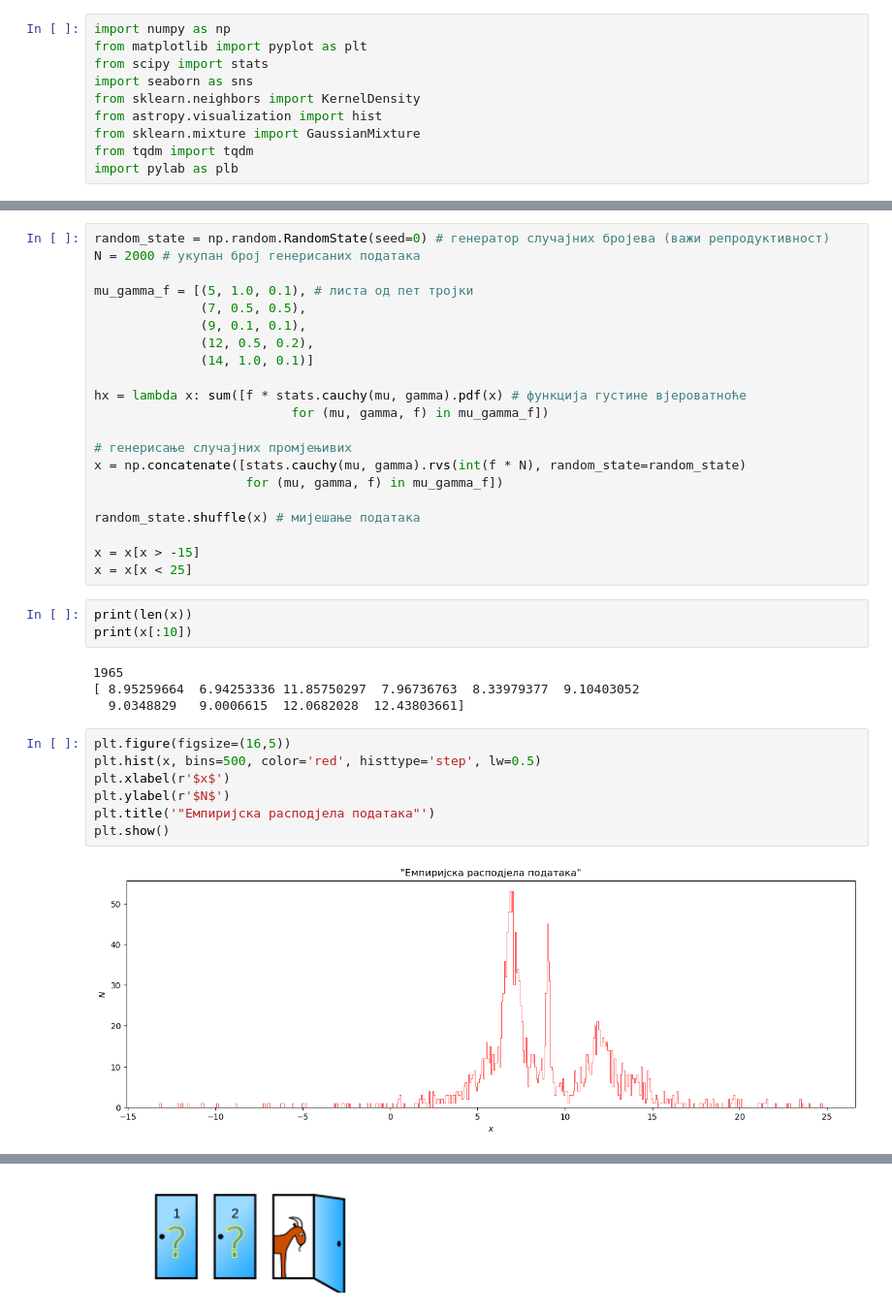
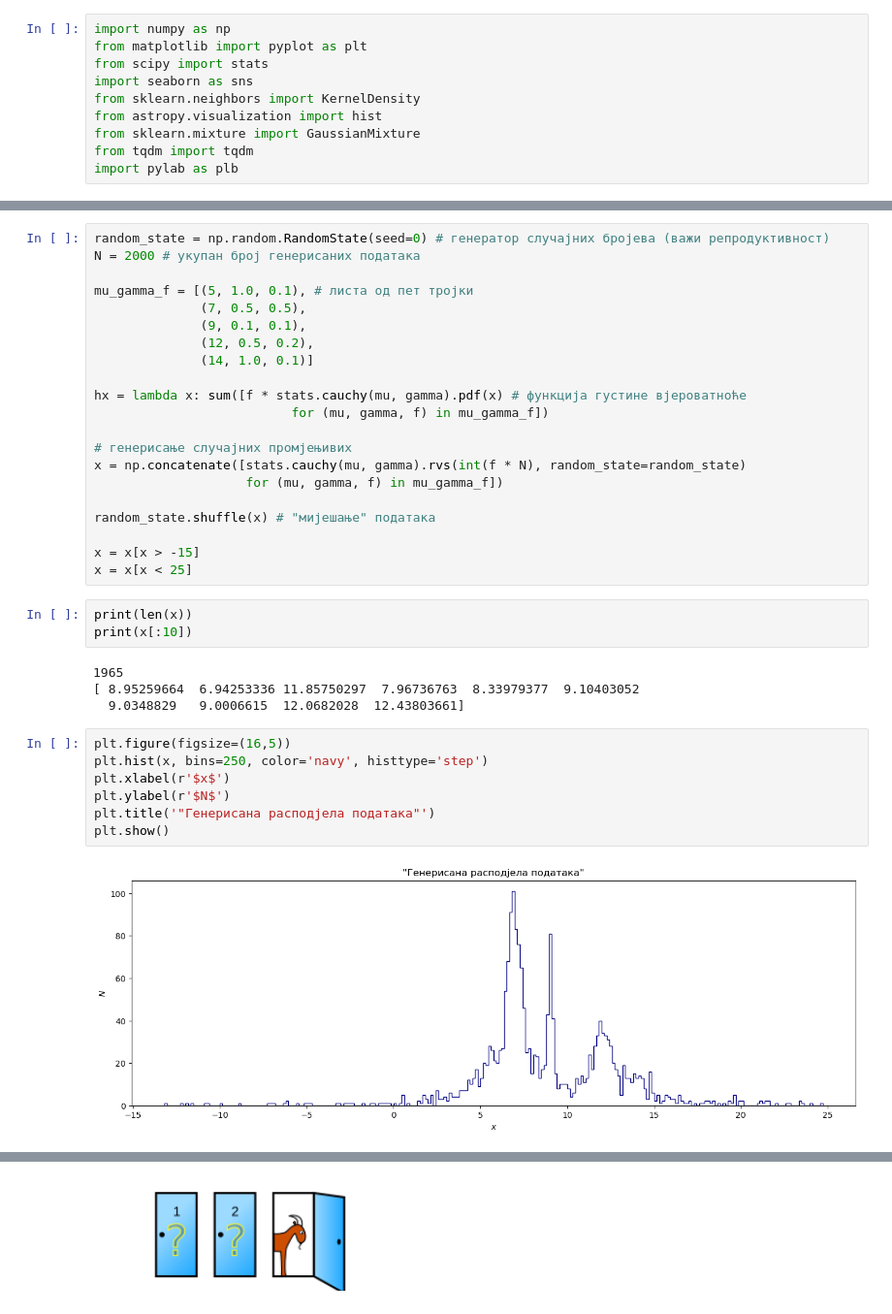
Before and after one commit to zorzeus/Astrostatistika, a Jupyter notebook: as_01.ipynb, the cells around one changed output, grey strips where cells are left out. Shown at 97% size. Drawn from its saved outputs; the diff is of its cells as text.

```diff
--- a/as_01.ipynb
+++ b/as_01.ipynb
@@ -133,7 +138,7 @@ hx = lambda x: sum([f * stats.cauchy(mu, gamma).pdf(x) # функција гус
 x = np.concatenate([stats.cauchy(mu, gamma).rvs(int(f * N), random_state=random_state)
                     for (mu, gamma, f) in mu_gamma_f])
 
-random_state.shuffle(x) # мијешање података
+random_state.shuffle(x) # "мијешање" података
 
 x = x[x > -15]
 x = x[x < 25]
@@ -146,13 +151,13 @@ print(x[:10])
   9.0348829   9.0006615  12.0682028  12.43803661]
 # %%
 plt.figure(figsize=(16,5))
-plt.hist(x, bins=500, color='red', histtype='step', lw=0.5)
+plt.hist(x, bins=250, color='navy', histtype='step')
 plt.xlabel(r'$x$')
 plt.ylabel(r'$N$')
-plt.title('"Емпиријска расподјела података"')
+plt.title('"Генерисана расподјела података"')
 plt.show()
 # %% [output]
-[figure, old version]
+[figure, new version]
 # %% [markdown]
 Прелазимо на мало комплекснији приступ проблему. Корисно је дефинисати шта је то *log-likelihood*:
 
```
Also changed, not shown: parts of 16 cells of this notebook, 1 other file.
